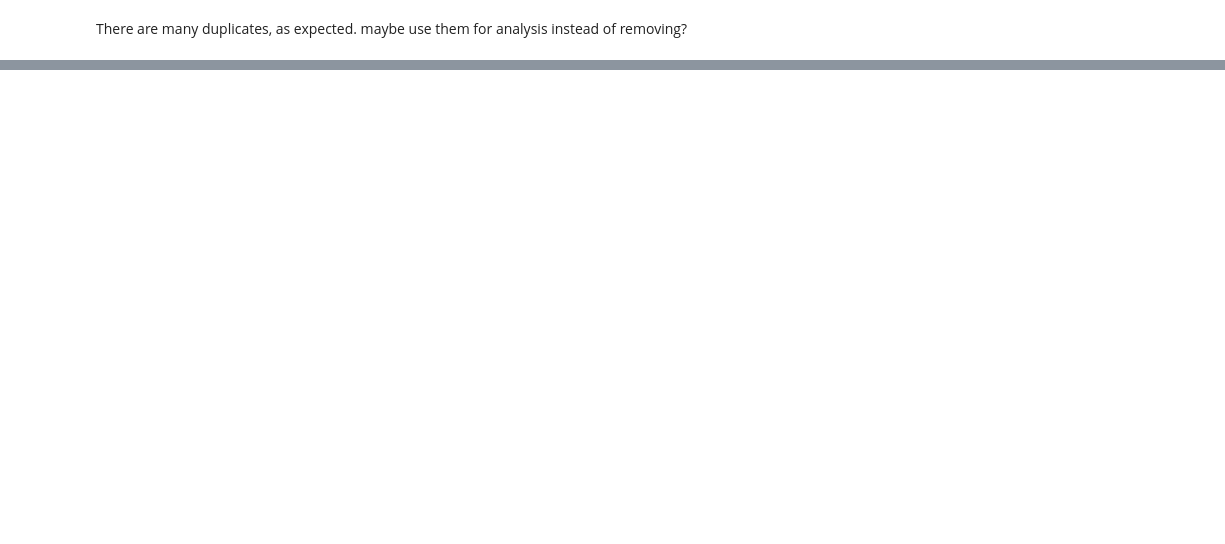
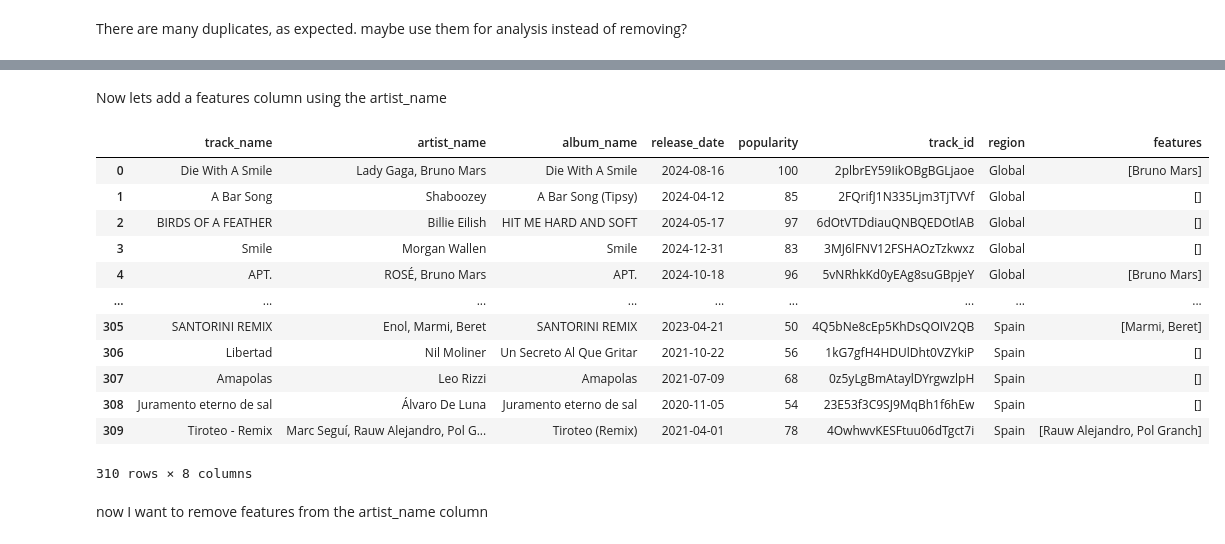
Before and after one commit to HamzaKho/capstone_project, a Jupyter notebook: notebooks/data_exploring.ipynb, the cells around one changed output, grey strips where cells are left out. Saved outputs shown, nothing was run; the diff lists cells and outputs as text; code cells hidden in the pictures; blank space fills up the shorter version.

```diff
--- a/notebooks/data_exploring.ipynb
+++ b/notebooks/data_exploring.ipynb
@@ -24,0 +27,8 @@ maybe use them for analysis instead of removing?
+# %%
+#df['track_name'] = df['track_name'].str.replace(r'\s*\(.*?\)|\s*\[.*?\]', '', regex=True)
+
+def remove_features_from_name(df):
+    df['track_name'] = df['track_name'].str.replace(r'\s*\(.*?\)|\s*\[.*?\]', '', regex=True)
+    return df
+# %%
+data = remove_features_from_name(data)
@@ -24,0 +49,24 @@ maybe use them for analysis instead of removing?
+# %% [markdown]
+Now lets add a features column using the artist_name
+# %%
+def add_features_column(df):
+    df['features'] = df['artist_name'].apply(lambda x: x.split(', ')[1:] if ',' in x else [])
+    return df
+# %%
+add_features_column(data)
+# %% [output]
+|  | track_name | artist_name | album_name | release_date | popularity | track_id | region | features |
+| 0 | Die With A Smile | Lady Gaga, Bruno Mars | Die With A Smile | 2024-08-16 | 100 | 2plbrEY59IikOBgBGLjaoe | Global | [Bruno Mars] |
+| 1 | A Bar Song | Shaboozey | A Bar Song (Tipsy) | 2024-04-12 | 85 | 2FQrifJ1N335Ljm3TjTVVf | Global | [] |
+| 2 | BIRDS OF A FEATHER | Billie Eilish | HIT ME HARD AND SOFT | 2024-05-17 | 97 | 6dOtVTDdiauQNBQEDOtlAB | Global | [] |
+| 3 | Smile | Morgan Wallen | Smile | 2024-12-31 | 83 | 3MJ6lFNV12FSHAOzTzkwxz | Global | [] |
+| 4 | APT. | ROSÉ, Bruno Mars | APT. | 2024-10-18 | 96 | 5vNRhkKd0yEAg8suGBpjeY | Global | [Bruno Mars] |
+| ... | ... | ... | ... | ... | ... | ... | ... | ... |
+| 305 | SANTORINI REMIX | Enol, Marmi, Beret | SANTORINI REMIX | 2023-04-21 | 50 | 4Q5bNe8cEp5KhDsQOIV2QB | Spain | [Marmi, Beret] |
+| 306 | Libertad | Nil Moliner | Un Secreto Al Que Gritar | 2021-10-22 | 56 | 1kG7gfH4HDUlDht0VZYkiP | Spain | [] |
+| 307 | Amapolas | Leo Rizzi | Amapolas | 2021-07-09 | 68 | 0z5yLgBmAtaylDYrgwzlpH | Spain | [] |
+| 308 | Juramento eterno de sal | Álvaro De Luna | Juramento eterno de sal | 2020-11-05 | 54 | 23E53f3C9SJ9MqBh1f6hEw | Spain | [] |
+| 309 | Tiroteo - Remix | Marc Seguí, Rauw Alejandro, Pol G... | Tiroteo (Remix) | 2021-04-01 | 78 | 4OwhwvKESFtuu06dTgct7i | Spain | [Rauw Alejandro, Pol Granch] |
+310 rows × 8 columns
+# %% [markdown]
+now I want to remove features from the artist_name column
```
Also changed, not shown: parts of 9 cells of this notebook, 9 other files.
